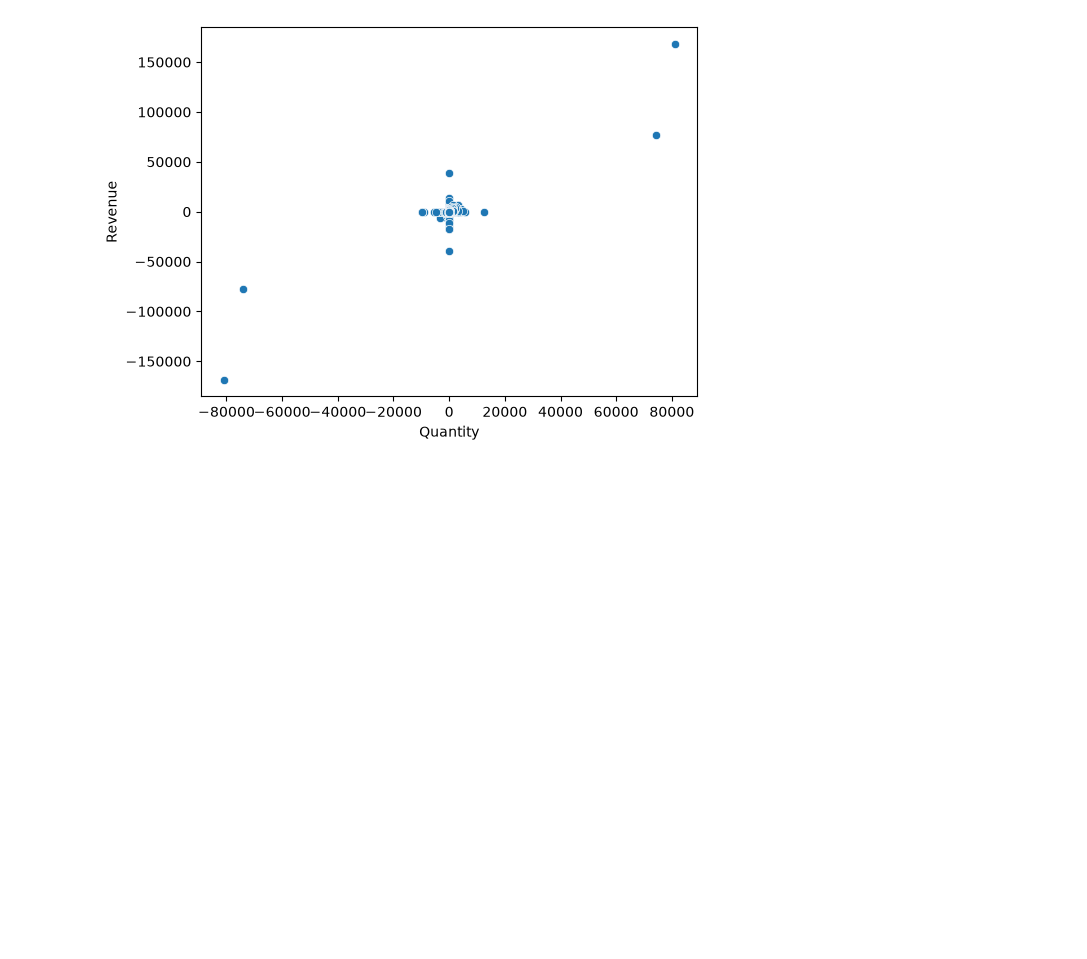
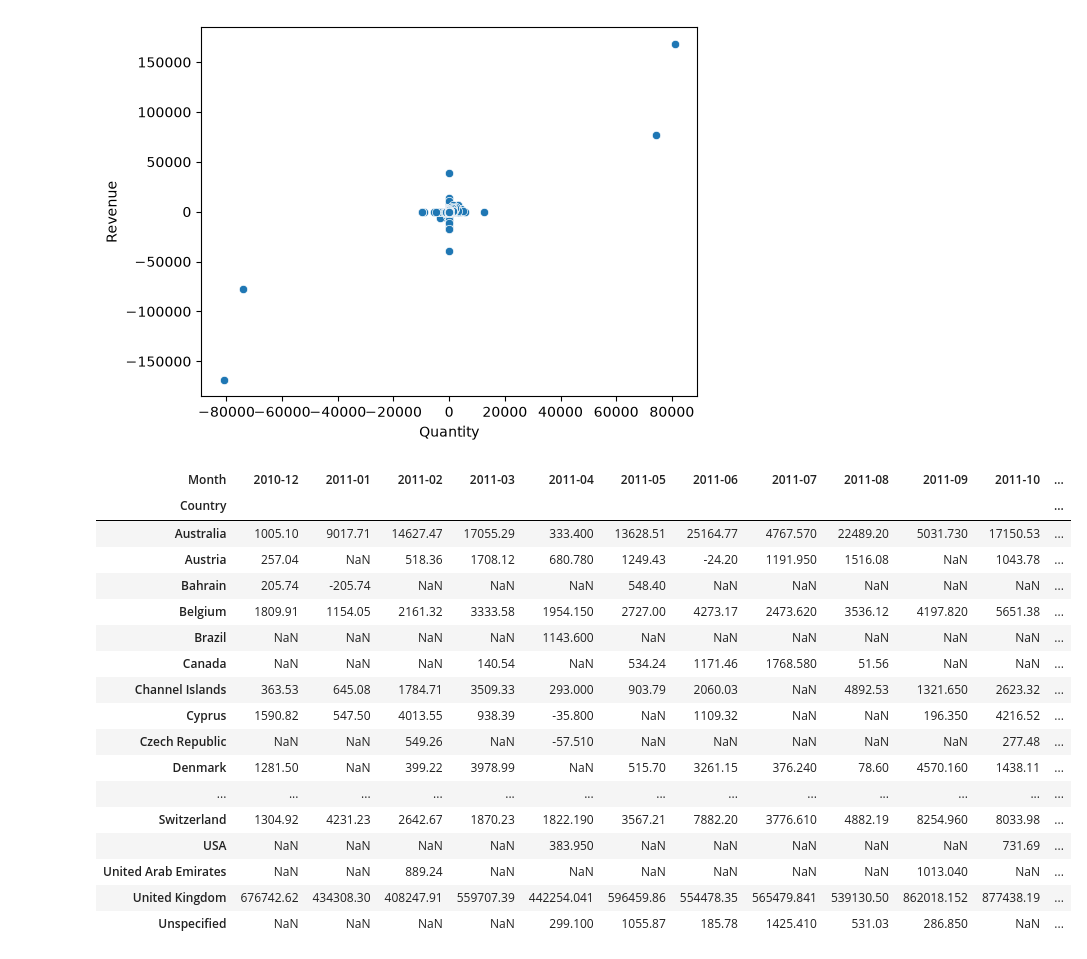
Before and after one commit to aaliya0704/E-Commerce-Sales-and-Customer-Analysis, a Jupyter notebook: sales_analysis.ipynb, the cells around one changed output. Saved outputs shown, nothing was run; the diff lists cells and outputs as text; code cells hidden in the pictures; blank space fills up the shorter version.

```diff
--- a/sales_analysis.ipynb
+++ b/sales_analysis.ipynb
@@ -273,3 +271,34 @@ sns.scatterplot(
 # Most of the dots are concentrated around Quantity = 0 and Revenue = 0 -> meaning most of the transactions hev very little quantity and very little revenue compared to a few transactions which have the highest quantities with the highest revenue -> Quantity = 80000 and revenue = 170000
 # There are a few extreme positive and negative values that appear as outliers.
 # The negative values are likely related to returns or cancelled transactions in the dataset.
+# %%
+# STEP 9: Creating a Pivot Table using Country, Month, and Revenue:
+# Q how much revenue does a country generate each month ?
+# Identifying and Displaying the Monthly Revenue generated by each country:
+monthwise_revenue = pd.pivot_table(
+    df,
+    values = "Revenue",
+    index = "Country",
+    columns = "Month",
+    aggfunc = "sum"
+)
+display(monthwise_revenue.head(50))
+# %% [output]
+| Month | 2010-12 | 2011-01 | 2011-02 | 2011-03 | 2011-04 | 2011-05 | 2011-06 | 2011-07 | 2011-08 | 2011-09 | 2011-10 | ... |
+| Country |  |  |  |  |  |  |  |  |  |  |  | ... |
+| Australia | 1005.10 | 9017.71 | 14627.47 | 17055.29 | 333.400 | 13628.51 | 25164.77 | 4767.570 | 22489.20 | 5031.730 | 17150.53 | ... |
+| Austria | 257.04 | NaN | 518.36 | 1708.12 | 680.780 | 1249.43 | -24.20 | 1191.950 | 1516.08 | NaN | 1043.78 | ... |
+| Bahrain | 205.74 | -205.74 | NaN | NaN | NaN | 548.40 | NaN | NaN | NaN | NaN | NaN | ... |
+| Belgium | 1809.91 | 1154.05 | 2161.32 | 3333.58 | 1954.150 | 2727.00 | 4273.17 | 2473.620 | 3536.12 | 4197.820 | 5651.38 | ... |
+| Brazil | NaN | NaN | NaN | NaN | 1143.600 | NaN | NaN | NaN | NaN | NaN | NaN | ... |
+| Canada | NaN | NaN | NaN | 140.54 | NaN | 534.24 | 1171.46 | 1768.580 | 51.56 | NaN | NaN | ... |
+| Channel Islands | 363.53 | 645.08 | 1784.71 | 3509.33 | 293.000 | 903.79 | 2060.03 | NaN | 4892.53 | 1321.650 | 2623.32 | ... |
+| Cyprus | 1590.82 | 547.50 | 4013.55 | 938.39 | -35.800 | NaN | 1109.32 | NaN | NaN | 196.350 | 4216.52 | ... |
+| Czech Republic | NaN | NaN | 549.26 | NaN | -57.510 | NaN | NaN | NaN | NaN | NaN | 277.48 | ... |
+| Denmark | 1281.50 | NaN | 399.22 | 3978.99 | NaN | 515.70 | 3261.15 | 376.240 | 78.60 | 4570.160 | 1438.11 | ... |
+| ... | ... | ... | ... | ... | ... | ... | ... | ... | ... | ... | ... | ... |
+| Switzerland | 1304.92 | 4231.23 | 2642.67 | 1870.23 | 1822.190 | 3567.21 | 7882.20 | 3776.610 | 4882.19 | 8254.960 | 8033.98 | ... |
+| USA | NaN | NaN | NaN | NaN | 383.950 | NaN | NaN | NaN | NaN | NaN | 731.69 | ... |
+| United Arab Emirates | NaN | NaN | 889.24 | NaN | NaN | NaN | NaN | NaN | NaN | 1013.040 | NaN | ... |
+| United Kingdom | 676742.62 | 434308.30 | 408247.91 | 559707.39 | 442254.041 | 596459.86 | 554478.35 | 565479.841 | 539130.50 | 862018.152 | 877438.19 | ... |
+| Unspecified | NaN | NaN | NaN | NaN | 299.100 | 1055.87 | 185.78 | 1425.410 | 531.03 | 286.850 | NaN | ... |
```
Also changed, not shown: parts of 21 cells of this notebook.
